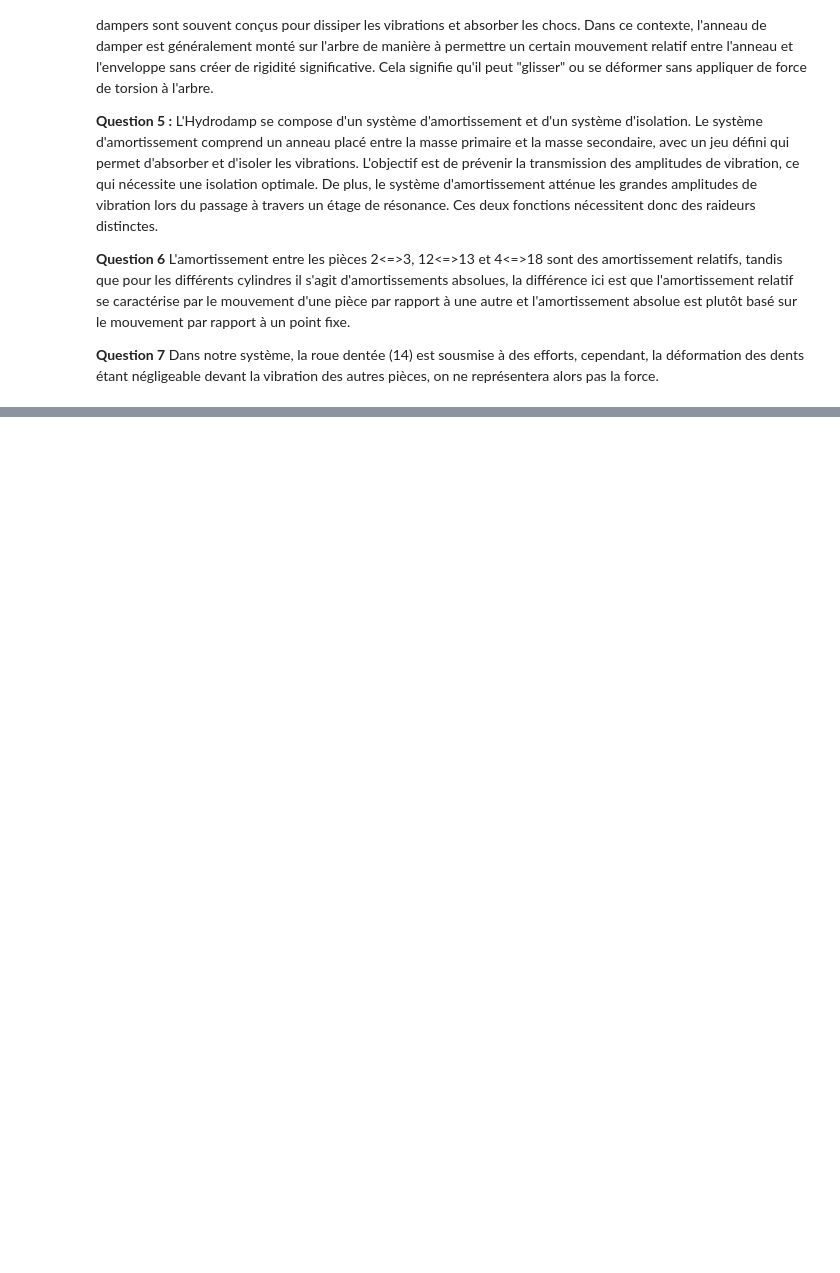
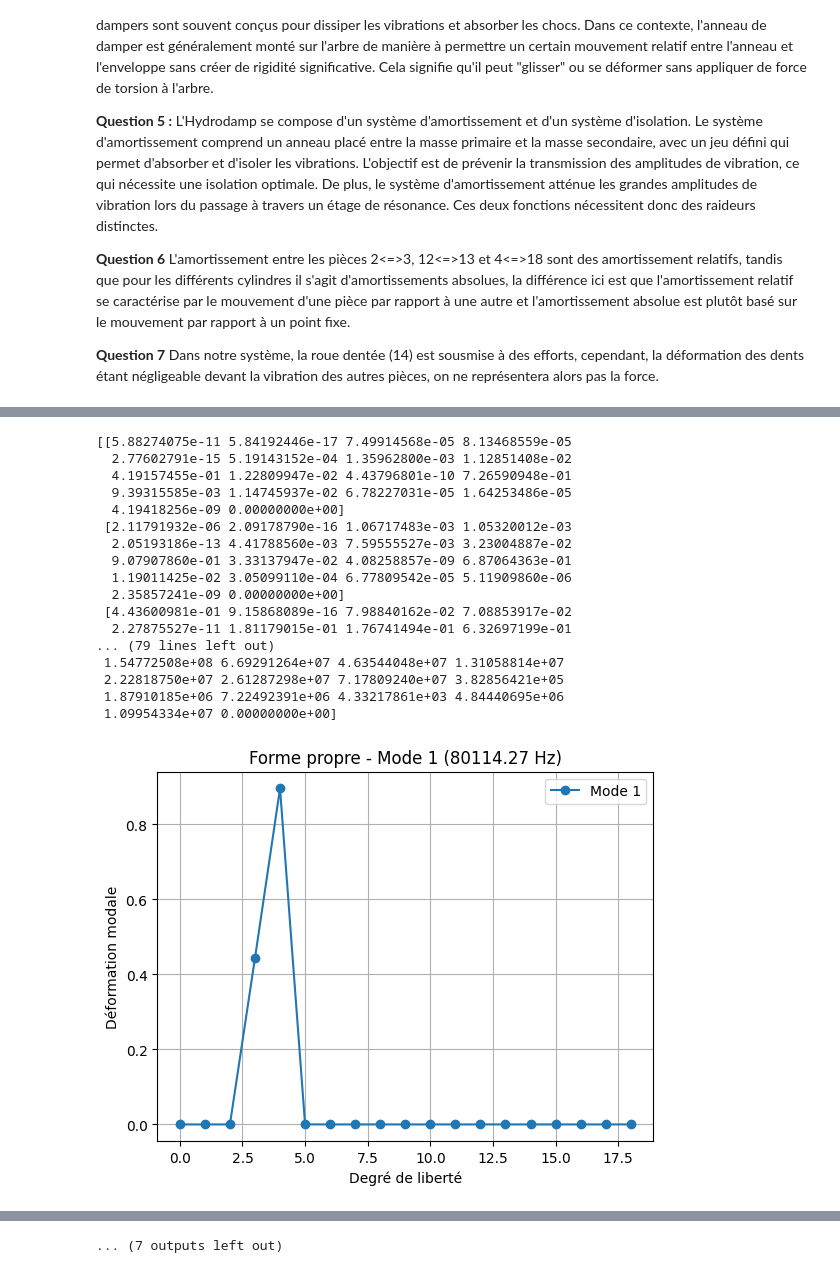
Before and after one commit to Clotilde636/Projet_CSV, a Jupyter notebook: Projet.ipynb, the cells around one changed output, grey strips where cells are left out. Saved outputs shown, nothing was run; the diff lists cells and outputs as text; code cells hidden in the pictures; blank space fills up the shorter version.

```diff
--- a/Projet.ipynb
+++ b/Projet.ipynb
@@ -35,4 +36,4 @@ def readCsv(adress):
     # Afficher la matrice
     #print(K)
 
-    return K
+    return np.array(K)
@@ -107,0 +40,30 @@ def DeformeeModale(M, K, Nddl, ls):
+# %%
+"""On cherche les pulsations propres
+    --> On passe en complexe, sans amortissement ni frottements visqueux
+        --> w2 = M^(-1)*K
+    --> Il y a autant de mode propre que de ddl
+
+    LA fonction retourne les infos suivantes (dans cet ordre):
+      - valeurs propres (matrice à une seule colonne)
+      - vecteurs propres (matrice à deux dimensions)
+      - liste des fréquences propres
+"""
+
+def modePropre(M,K):
+    eigvals, eigvecs = scipy.linalg.eig(K, M)
+
+    # Filtrer les valeurs propres réelles positives
+    idx = np.argsort(np.real(eigvals))
+    eigvals_real = np.real(abs(eigvals))
+    eigvecs_real = np.real(abs(eigvecs))
+
+    """    # Filtrer les valeurs propres réelles positives
+    # Cela suppose que les valeurs propres avec des parties réelles négatives indiquent une instabilité
+    eigvals_real = eigvals_real[positive_idx]
+    eigvecs_real = eigvecs_real[:, positive_idx]"""
+
+    # Calcul des fréquences propres en Hz
+    omega_n = np.sqrt(np.real(eigvals))  # en rad/s
+    freq_n = omega_n / (2 * np.pi)       # en Hz
+
+    return(eigvals_real, eigvecs_real, freq_n)
@@ -194,0 +227,21 @@ Valeurs propres :
+# %%
+DeformeeModale(J, K)
+# %% [output]
+[[5.88274075e-11 5.84192446e-17 7.49914568e-05 8.13468559e-05
+  2.77602791e-15 5.19143152e-04 1.35962800e-03 1.12851408e-02
+  4.19157455e-01 1.22809947e-02 4.43796801e-10 7.26590948e-01
+  9.39315585e-03 1.14745937e-02 6.78227031e-05 1.64253486e-05
+  4.19418256e-09 0.00000000e+00]
+ [2.11791932e-06 2.09178790e-16 1.06717483e-03 1.05320012e-03
+  2.05193186e-13 4.41788560e-03 7.59555527e-03 3.23004887e-02
+  9.07907860e-01 3.33137947e-02 4.08258857e-09 6.87064363e-01
+  1.19011425e-02 3.05099110e-04 6.77809542e-05 5.11909860e-06
+  2.35857241e-09 0.00000000e+00]
+ [4.43600981e-01 9.15868089e-16 7.98840162e-02 7.08853917e-02
+  2.27875527e-11 1.81179015e-01 1.76741494e-01 6.32697199e-01
+... (79 lines left out)
+ 1.54772508e+08 6.69291264e+07 4.63544048e+07 1.31058814e+07
+ 2.22818750e+07 2.61287298e+07 7.17809240e+07 3.82856421e+05
+ 1.87910185e+06 7.22492391e+06 4.33217861e+03 4.84440695e+06
+ 1.09954334e+07 0.00000000e+00]
+[figure, added]
@@ -194,0 +258 @@ Valeurs propres :
+... (7 outputs left out)
```
Also changed, not shown: parts of 11 cells of this notebook.
